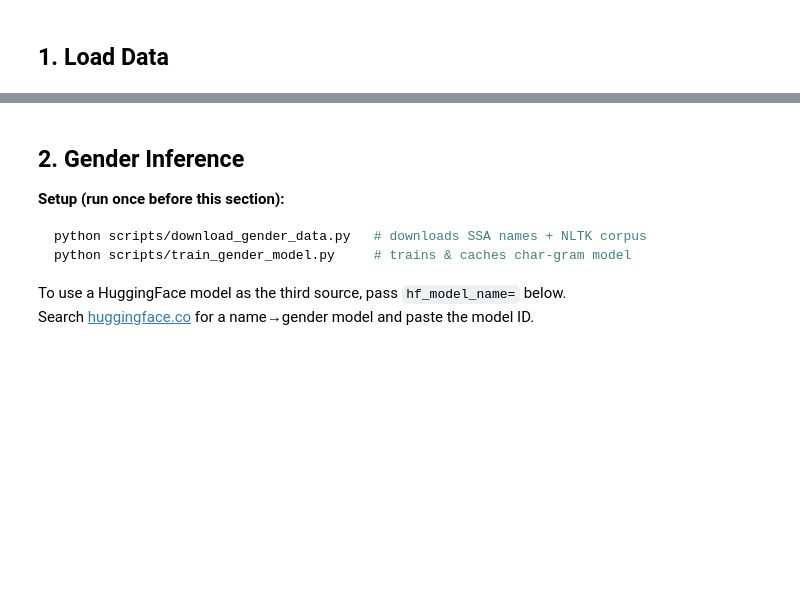
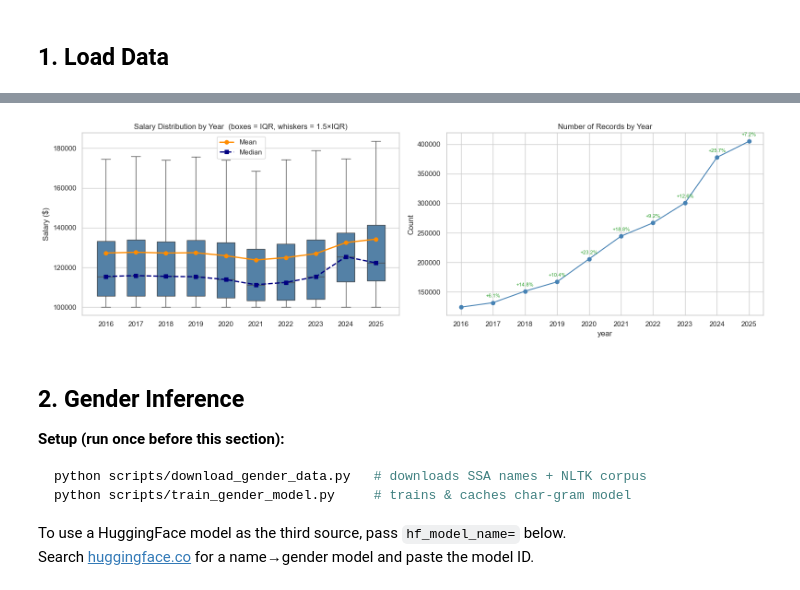
Before and after one commit to JesJH/ontario_sunshine_list_analysis, a Jupyter notebook: analysis.ipynb, the cells around one changed output, grey strips where cells are left out. Drawn from its saved outputs; the diff is of its cells as text; code cells hidden in the pictures; blank space fills up the shorter version.

```diff
--- a/analysis.ipynb
+++ b/analysis.ipynb
@@ -32,17 +43,46 @@ df.head()
 # %%
-# Basic salary distribution overview
-fig, axes = plt.subplots(1, 2, figsize=(14, 4))
+# Salary distribution overview — box plots by year with mean + median trend lines
+years = sorted(df["year"].dropna().unique().astype(int).tolist())
 
-df.groupby("year")["salary"].median().plot(ax=axes[0], marker="o")
-axes[0].set_title("Median Salary by Year")
+fig, axes = plt.subplots(1, 2, figsize=(16, 5))
+
+# Box plots (IQR + whiskers), outliers hidden to keep scale readable
+sns.boxplot(data=df, x="year", y="salary", order=years, ax=axes[0],
+            showfliers=False, color="steelblue", width=0.6)
+
+year_stats = df.groupby("year")["salary"].agg(["mean", "median"])
+x_pos = list(range(len(years)))
+axes[0].plot(x_pos, year_stats["mean"].values,   marker="o", color="darkorange",
+             label="Mean",   linewidth=2, zorder=5)
+axes[0].plot(x_pos, year_stats["median"].values, marker="s", color="navy",
+             label="Median", linewidth=2, linestyle="--", zorder=5)
+axes[0].set_title("Salary Distribution by Year  (boxes = IQR, whiskers = 1.5×IQR)")
 axes[0].set_ylabel("Salary ($)")
+axes[0].set_xlabel("")
+axes[0].legend()
 
-df.groupby("year").size().plot(ax=axes[1], marker="o", color="steelblue")
+# Record count by year with YoY % change annotations (skipped for first year)
+counts = df.groupby("year").size()
+counts.plot(ax=axes[1], marker="o", color="steelblue")
 axes[1].set_title("Number of Records by Year")
 axes[1].set_ylabel("Count")
+axes[1].set_xticks(years)
+axes[1].set_xticklabels(years)
+
+for i, (yr, count) in enumerate(zip(years, counts.values)):
+    if i == 0:
+        continue
+    pct = (count - counts.values[i - 1]) / counts.values[i - 1] * 100
+    sign = "+" if pct >= 0 else ""
+    axes[1].annotate(f"{sign}{pct:.1f}%", xy=(yr, count),
+                     xytext=(0, 8), textcoords="offset points",
+                     ha="center", fontsize=8,
+                     color="#2ca02c" if pct >= 0 else "#d62728")
 
 plt.tight_layout()
 plt.show()
+# %% [output]
+[figure, added]
 # %% [markdown]
 ## 2. Gender Inference
 
```
Also changed, not shown: parts of 32 cells of this notebook, 8 other files.
